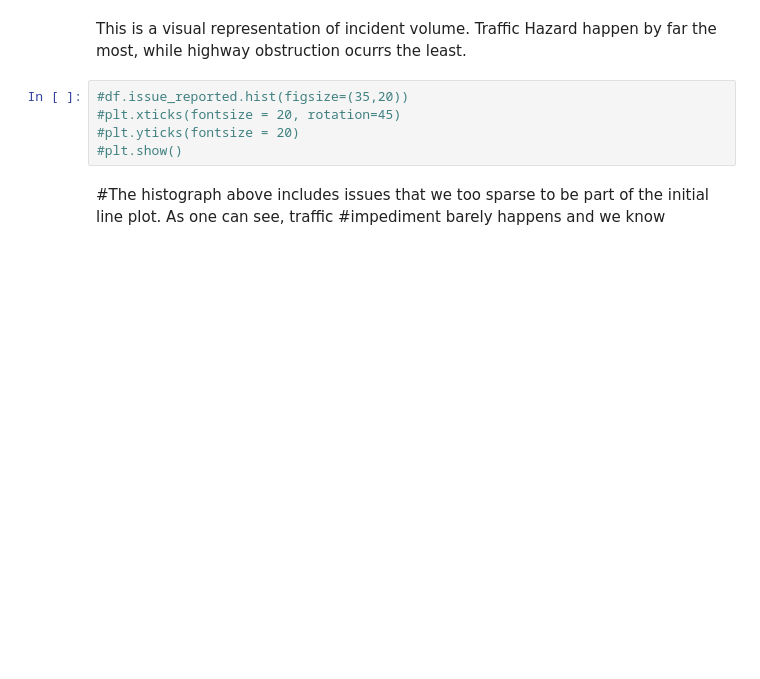
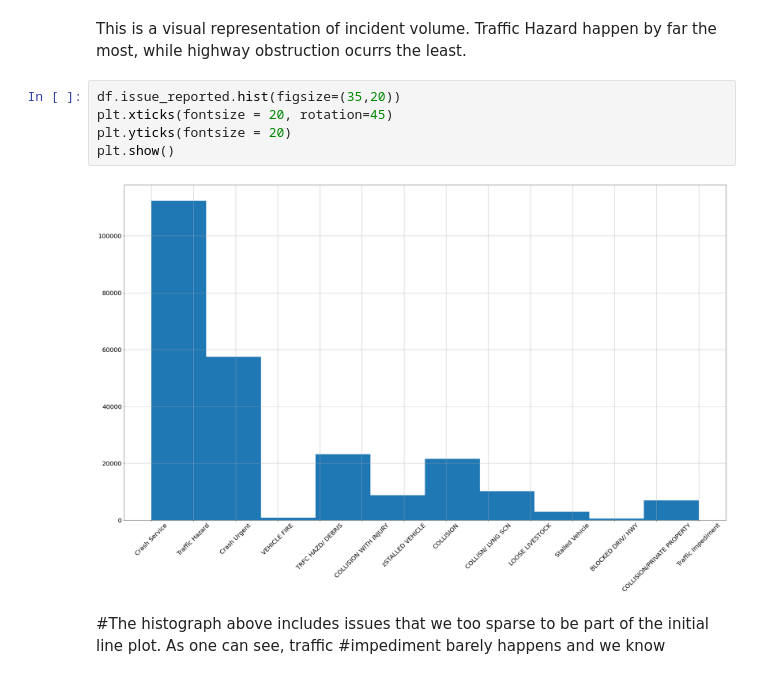
Before and after one commit to tomshields71/Real-Time_Traffic_Incident_Reports, a Jupyter notebook: Real-Time_Traffic_Incident_Reports.ipynb, the cells around one changed output. Saved outputs shown, nothing was run; the diff lists cells and outputs as text; blank space fills up the shorter version.

```diff
--- a/Real-Time_Traffic_Incident_Reports.ipynb
+++ b/Real-Time_Traffic_Incident_Reports.ipynb
@@ -450,10 +465,12 @@ plt.show()
 # %% [markdown]
 This is a visual representation of incident volume. Traffic Hazard happen by far the most, while highway obstruction ocurrs the least.
 # %%
-#df.issue_reported.hist(figsize=(35,20))
-#plt.xticks(fontsize = 20, rotation=45)
-#plt.yticks(fontsize = 20)
-#plt.show()
+df.issue_reported.hist(figsize=(35,20))
+plt.xticks(fontsize = 20, rotation=45)
+plt.yticks(fontsize = 20)
+plt.show()
+# %% [output]
+[figure, added]
 # %% [markdown]
 #The histograph above includes issues that we too sparse to be part of the initial line plot. As one can see, traffic #impediment barely happens and we know
 # %%
```
Also changed, not shown: parts of 20 cells of this notebook.
